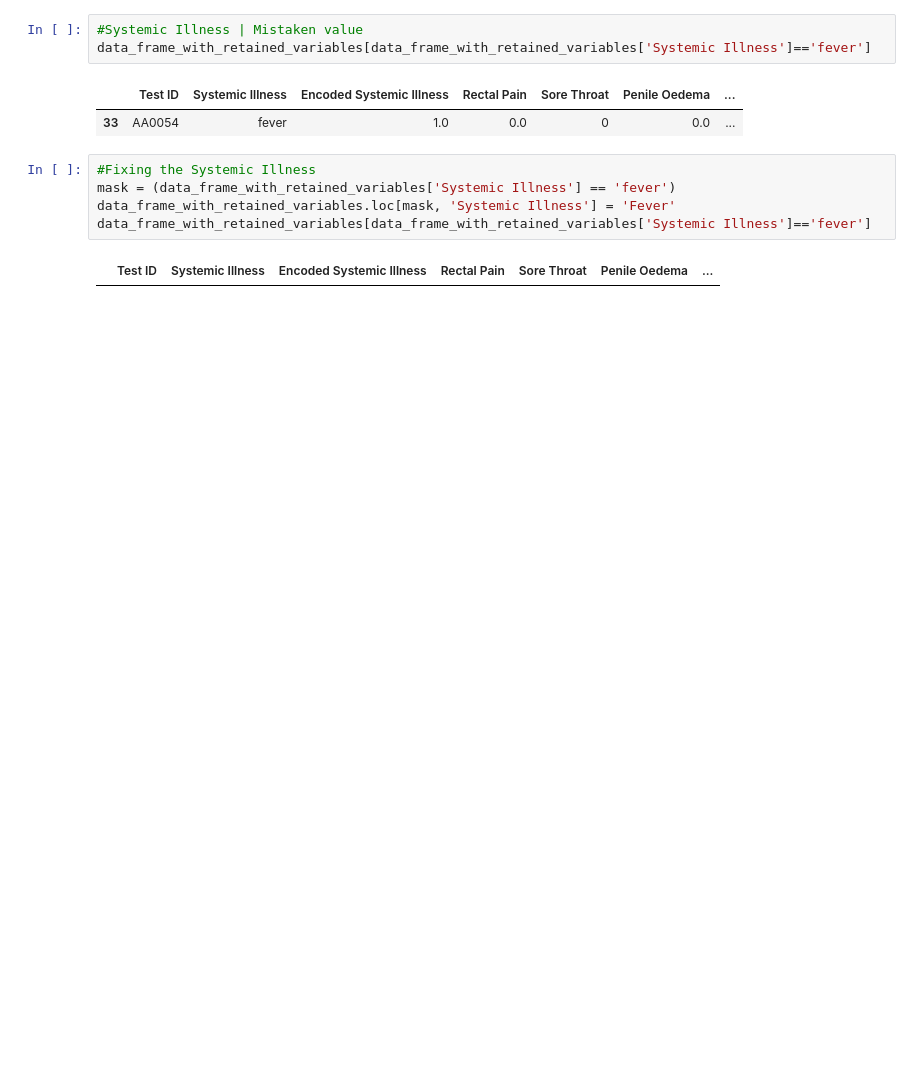
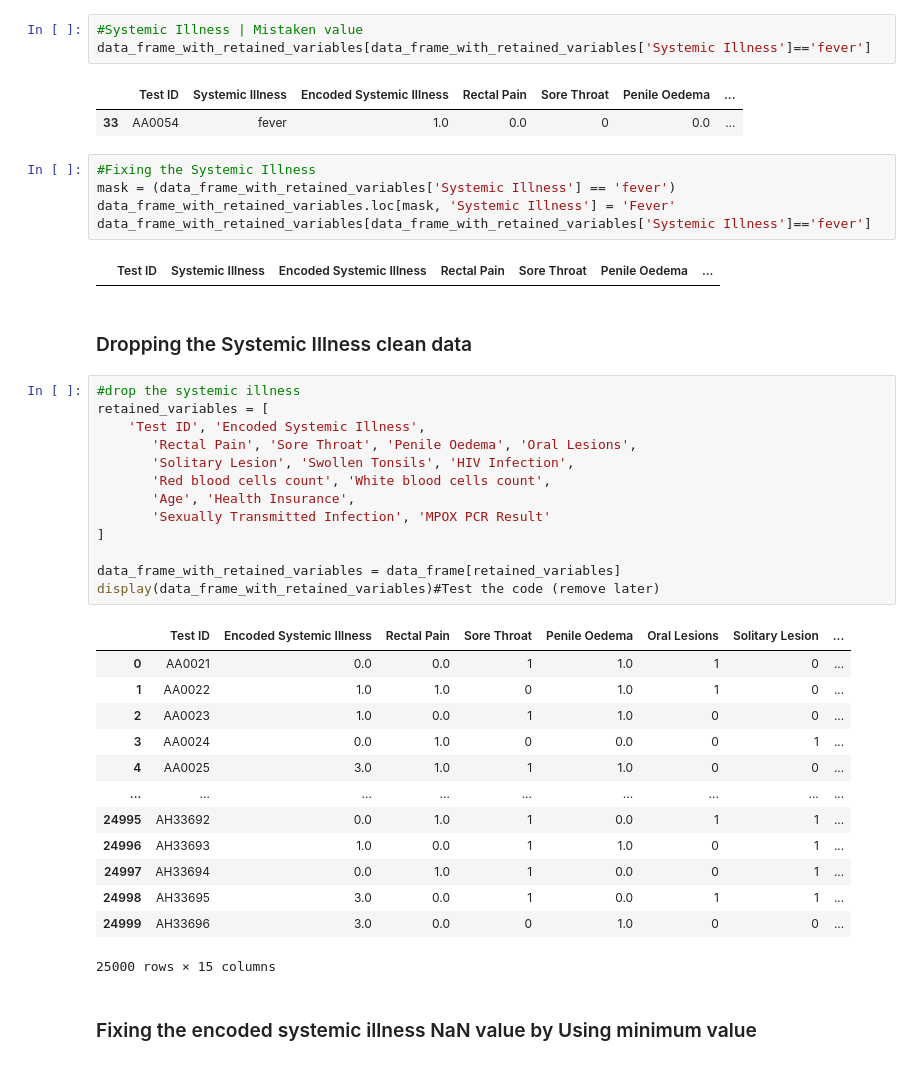
Before and after one commit to thegayankalinga/CW1, a Jupyter notebook: cw1.ipynb, the cells around one changed output. Cells and saved outputs as stored; diff of their text form; blank space fills up the shorter version.

Commit message:
Complete the data cleaning task
cleaned the dataset fully

```diff
--- a/cw1.ipynb
+++ b/cw1.ipynb
@@ -80,3 +161,34 @@ data_frame_with_retained_variables.loc[mask, 'Systemic Illness'] = 'Fever'
 data_frame_with_retained_variables[data_frame_with_retained_variables['Systemic Illness']=='fever']
 # %% [output]
 |  | Test ID | Systemic Illness | Encoded Systemic Illness | Rectal Pain | Sore Throat | Penile Oedema | ... |
+# %% [markdown]
+### Dropping the Systemic Illness clean data
+# %%
+#drop the systemic illness
+retained_variables = [
+    'Test ID', 'Encoded Systemic Illness',
+       'Rectal Pain', 'Sore Throat', 'Penile Oedema', 'Oral Lesions',
+       'Solitary Lesion', 'Swollen Tonsils', 'HIV Infection',
+       'Red blood cells count', 'White blood cells count',
+       'Age', 'Health Insurance',
+       'Sexually Transmitted Infection', 'MPOX PCR Result'
+]
+
+data_frame_with_retained_variables = data_frame[retained_variables]
+display(data_frame_with_retained_variables)#Test the code (remove later)
+# %% [output]
+|  | Test ID | Encoded Systemic Illness | Rectal Pain | Sore Throat | Penile Oedema | Oral Lesions | Solitary Lesion | ... |
+| 0 | AA0021 | 0.0 | 0.0 | 1 | 1.0 | 1 | 0 | ... |
+| 1 | AA0022 | 1.0 | 1.0 | 0 | 1.0 | 1 | 0 | ... |
+| 2 | AA0023 | 1.0 | 0.0 | 1 | 1.0 | 0 | 0 | ... |
+| 3 | AA0024 | 0.0 | 1.0 | 0 | 0.0 | 0 | 1 | ... |
+| 4 | AA0025 | 3.0 | 1.0 | 1 | 1.0 | 0 | 0 | ... |
+| ... | ... | ... | ... | ... | ... | ... | ... | ... |
+| 24995 | AH33692 | 0.0 | 1.0 | 1 | 0.0 | 1 | 1 | ... |
+| 24996 | AH33693 | 1.0 | 0.0 | 1 | 1.0 | 0 | 1 | ... |
+| 24997 | AH33694 | 0.0 | 1.0 | 1 | 0.0 | 0 | 1 | ... |
+| 24998 | AH33695 | 3.0 | 0.0 | 1 | 0.0 | 1 | 1 | ... |
+| 24999 | AH33696 | 3.0 | 0.0 | 0 | 1.0 | 0 | 0 | ... |
+25000 rows × 15 columns
+# %% [markdown]
+### Fixing the encoded systemic illness NaN value by Using minimum value
```
Also changed, not shown: parts of 60 cells of this notebook.
